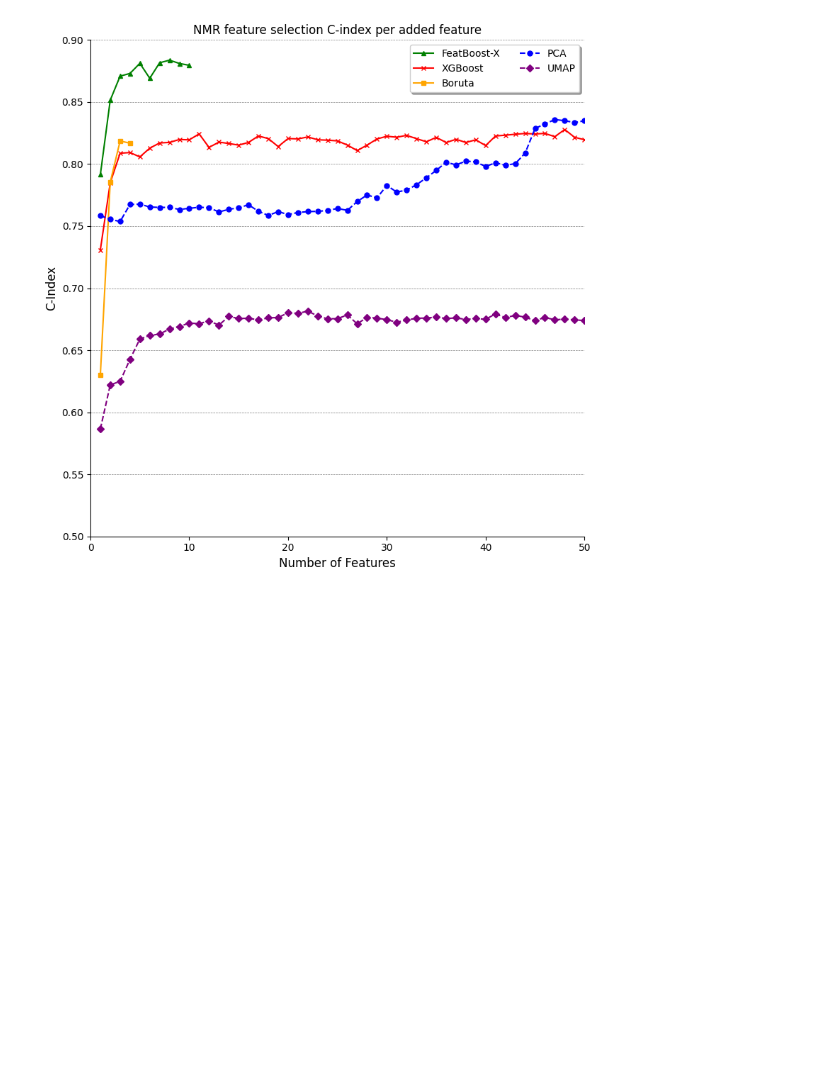
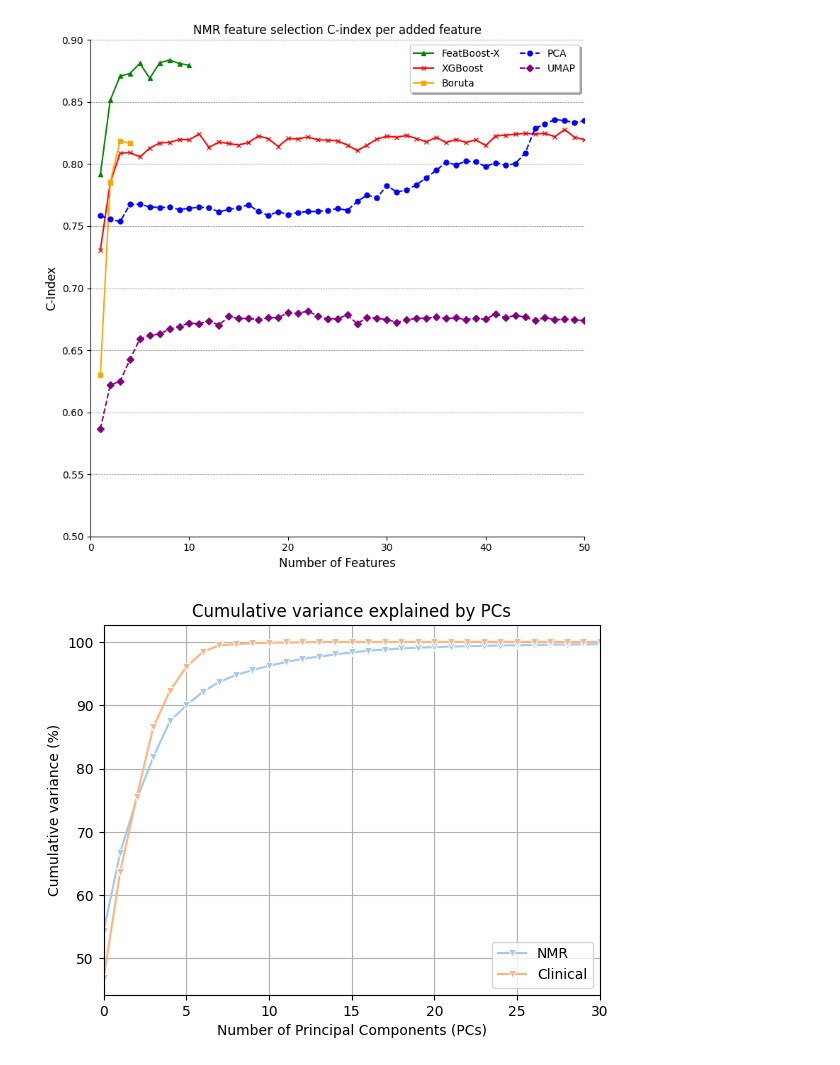
Before and after one commit to O-T-O-Z/nmr-diabetes, a Jupyter notebook: src/feature_selection/plot_feature_selection.ipynb, the cells around one changed output. Saved outputs shown, nothing was run; the diff lists cells and outputs as text; code cells hidden in the pictures; blank space fills up the shorter version.

Commit message:
add new plots and preprocessing

```diff
--- a/src/feature_selection/plot_feature_selection.ipynb
+++ b/src/feature_selection/plot_feature_selection.ipynb
@@ -217,3 +199,12 @@ plot(
 # %% [output]
 [figure]
 [figure]
+# %%
+# set src
+import sys
+sys.path.append("../../src")
+from visualization import plot_cumulative_variance
+
+plot_cumulative_variance()
+# %% [output]
+[figure, added]
```
Also changed, not shown: parts of 1 cell of this notebook, 12 other files.
